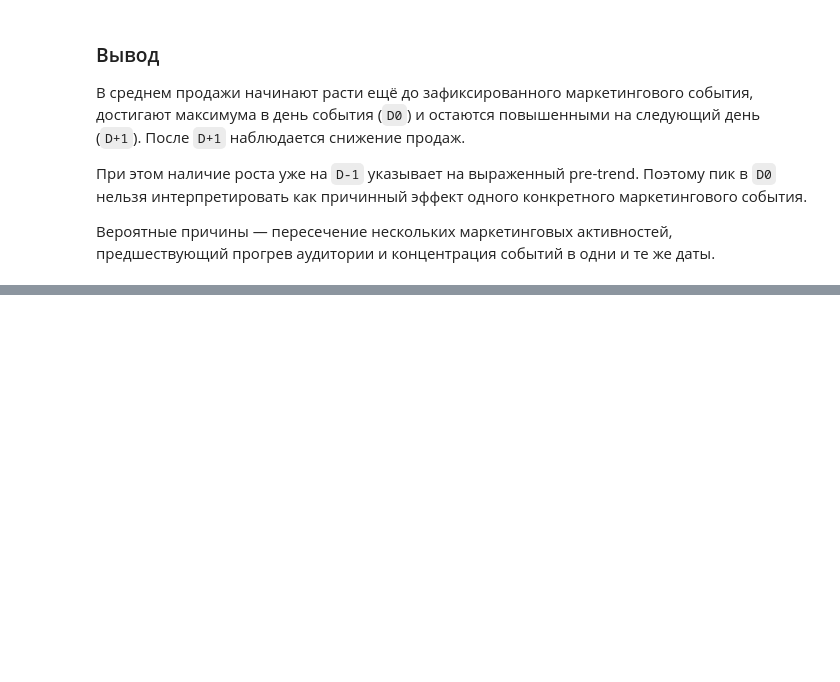
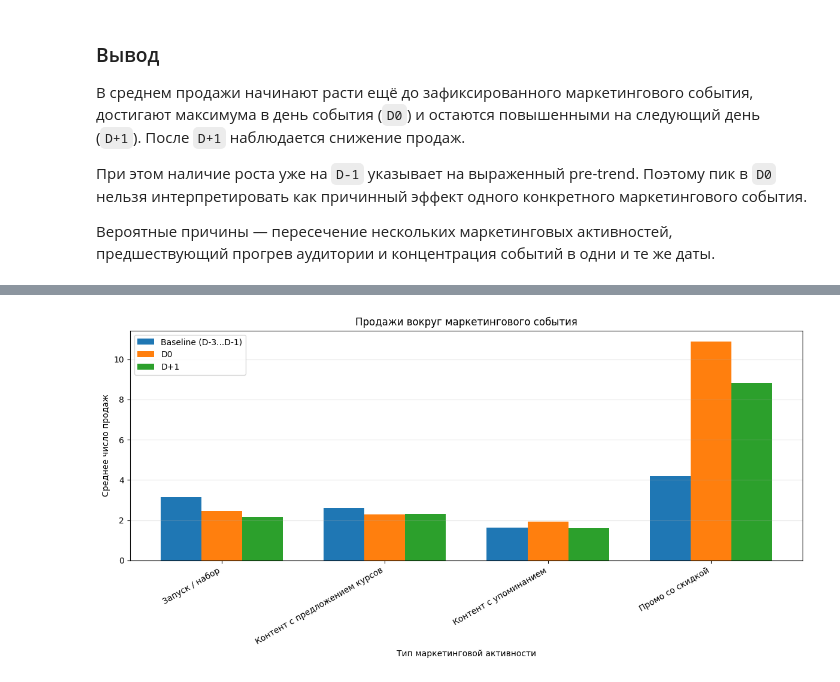
Before and after one commit to perchii/hackathon-postupashki, a Jupyter notebook: notebooks/marketing_sales_analysis.ipynb, the cells around one changed output, grey strips where cells are left out. Saved outputs shown, nothing was run; the diff lists cells and outputs as text; code cells hidden in the pictures; blank space fills up the shorter version.

```diff
--- a/notebooks/marketing_sales_analysis.ipynb
+++ b/notebooks/marketing_sales_analysis.ipynb
@@ -1042,0 +1178,9 @@ plt.show()
+# %%
+event_study_activity = event_study.merge(
+    activity_daily,
+    left_on=["event_date", "candidate_course"],
+    right_on=["date", "candidate_course"],
+    how="left"
+)
+
+event_study_activity.head()
@@ -1042,0 +1459,61 @@ plt.show()
+# %%
+# Оставляем только четыре типа с достаточным количеством наблюдений
+main_activities = [
+    "Контент с предложением курсов",
+    "Запуск / набор",
+    "Промо со скидкой",
+    "Контент с упоминанием"
+]
+
+plot_comparison = activity_comparison[
+    activity_comparison["activity_types"].isin(main_activities)
+].copy()
+
+# Подготавливаем положение столбцов
+x = np.arange(len(plot_comparison))
+width = 0.25
+
+plt.figure(figsize=(12, 6))
+
+# Средний уровень до маркетингового события
+plt.bar(
+    x - width,
+    plot_comparison["baseline_transactions"],
+    width,
+    label="Baseline (D-3...D-1)"
+)
+
+# Продажи в день события
+plt.bar(
+    x,
+    plot_comparison["d0_transactions"],
+    width,
+    label="D0"
+)
+
+# Продажи на следующий день
+plt.bar(
+    x + width,
+    plot_comparison["d1_transactions"],
+    width,
+    label="D+1"
+)
+
+plt.title("Продажи вокруг маркетингового события")
+plt.xlabel("Тип маркетинговой активности")
+plt.ylabel("Среднее число продаж")
+
+plt.xticks(
+    x,
+    plot_comparison["activity_types"],
+    rotation=30,
+    ha="right"
+)
+
+plt.legend()
+plt.grid(axis="y", alpha=0.3)
+
+plt.tight_layout()
+plt.show()
+# %% [output]
+[figure, added]
```
Also changed, not shown: parts of 42 cells of this notebook, 1 other file.
